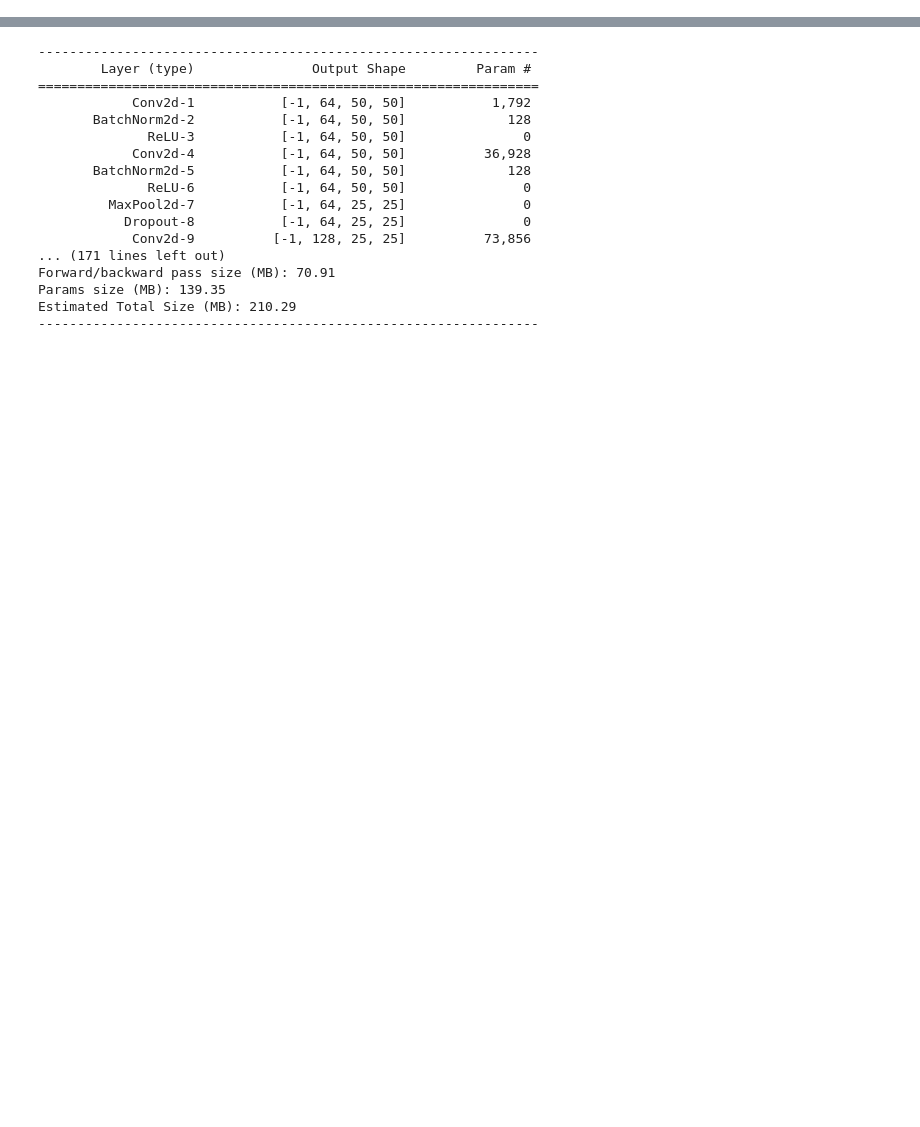
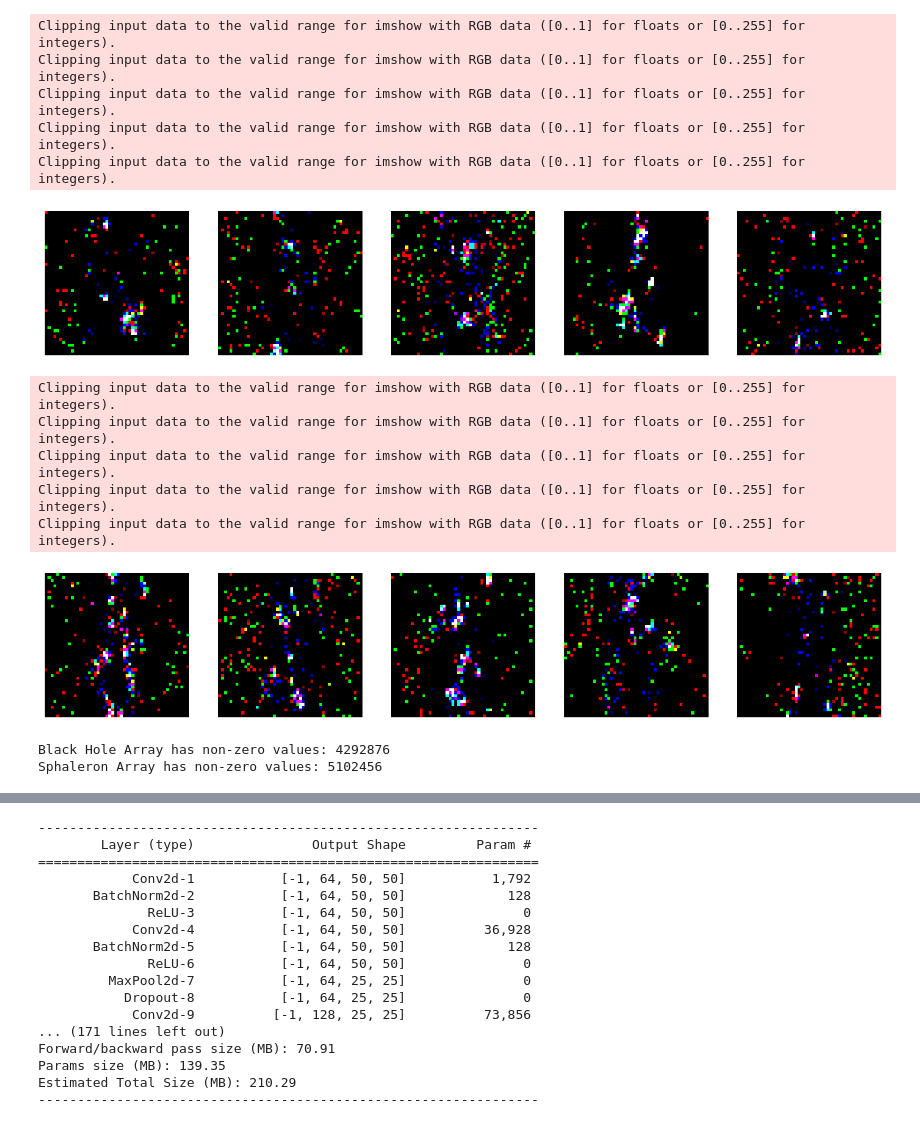
Before and after one commit to iRootTsar/Data-Augmentation-in-computer-vision, a Jupyter notebook: notebooks/TestOnDiffDataAugm.ipynb, the cells around one changed output, grey strips where cells are left out. Cells and saved outputs as stored; diff of their text form; code cells hidden in the pictures; blank space fills up the shorter version.

```diff
--- a/notebooks/TestOnDiffDataAugm.ipynb
+++ b/notebooks/TestOnDiffDataAugm.ipynb
@@ -45,0 +120,39 @@ sphArray = dataToArray(data_path1)
+# %%
+def visualize_images(image_array, cmap='jet'):
+    fig, axes = plt.subplots(nrows=1, ncols=5, figsize=(16, 6))
+    for i in range(5):
+        ax = axes[i]
+        ax.imshow(image_array[i], cmap=cmap, vmin=0, vmax=255)
+        ax.axis('off')
+    plt.show()
+
+# Randomly sample 5 images from each array
+# Select the first 5 images from each array
+bh_sample = bhArray[:5]
+sph_sample = sphArray[:5]
+
+
+# Visualize the black hole images
+visualize_images(bh_sample)
+
+# Visualize the sphaleron images
+visualize_images(sph_sample)
+# %% [output]
+Clipping input data to the valid range for imshow with RGB data ([0..1] for floats or [0..255] for integers).
+Clipping input data to the valid range for imshow with RGB data ([0..1] for floats or [0..255] for integers).
+Clipping input data to the valid range for imshow with RGB data ([0..1] for floats or [0..255] for integers).
+Clipping input data to the valid range for imshow with RGB data ([0..1] for floats or [0..255] for integers).
+Clipping input data to the valid range for imshow with RGB data ([0..1] for floats or [0..255] for integers).
+[figure, added]
+Clipping input data to the valid range for imshow with RGB data ([0..1] for floats or [0..255] for integers).
+Clipping input data to the valid range for imshow with RGB data ([0..1] for floats or [0..255] for integers).
+Clipping input data to the valid range for imshow with RGB data ([0..1] for floats or [0..255] for integers).
+Clipping input data to the valid range for imshow with RGB data ([0..1] for floats or [0..255] for integers).
+Clipping input data to the valid range for imshow with RGB data ([0..1] for floats or [0..255] for integers).
+[figure, added]
+# %%
+print("Black Hole Array has non-zero values:", np.count_nonzero(bhArray))
+print("Sphaleron Array has non-zero values:", np.count_nonzero(sphArray))
+# %% [output]
+Black Hole Array has non-zero values: 4292876
+Sphaleron Array has non-zero values: 5102456
```
Also changed, not shown: parts of 30 cells of this notebook, 9 other files.
